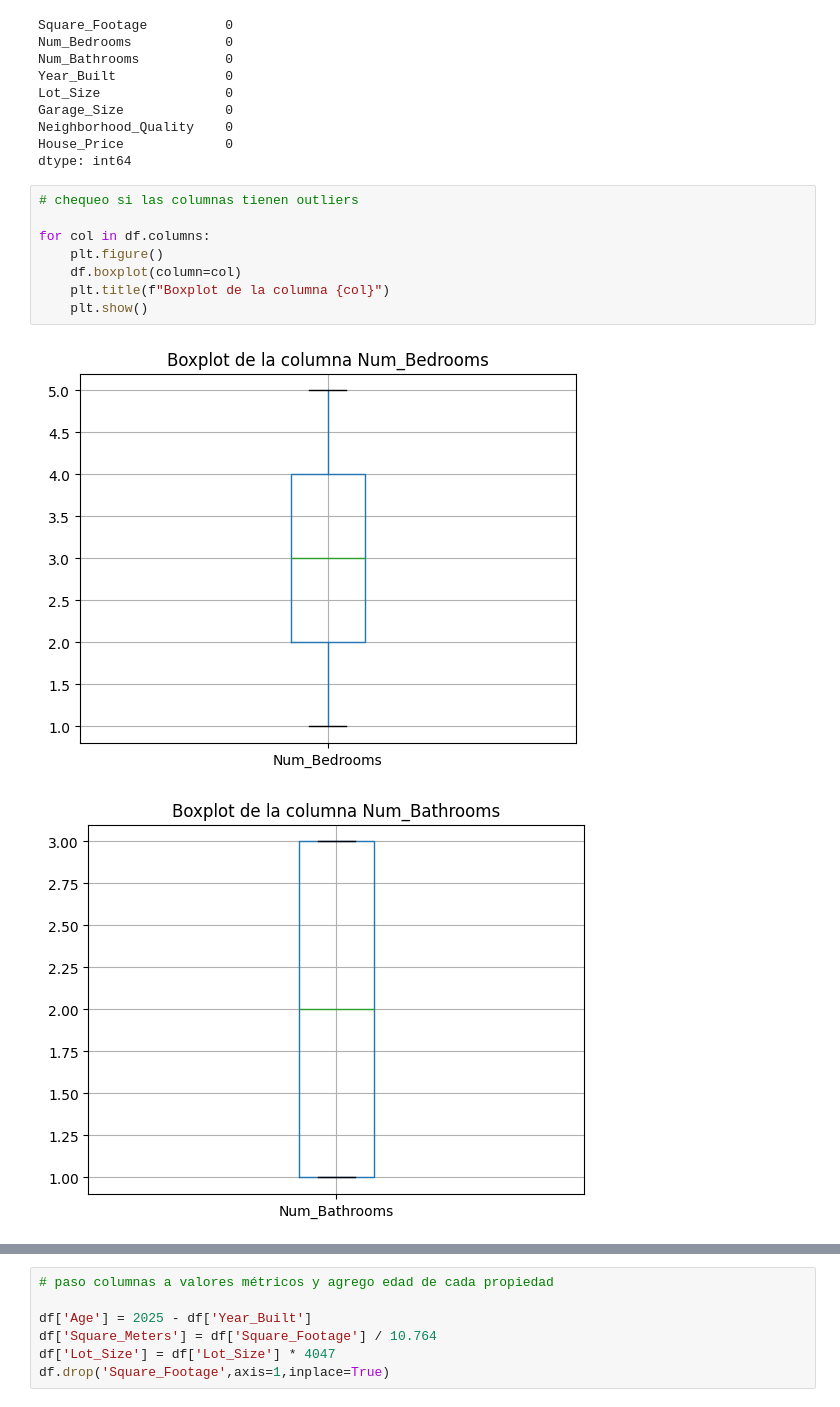
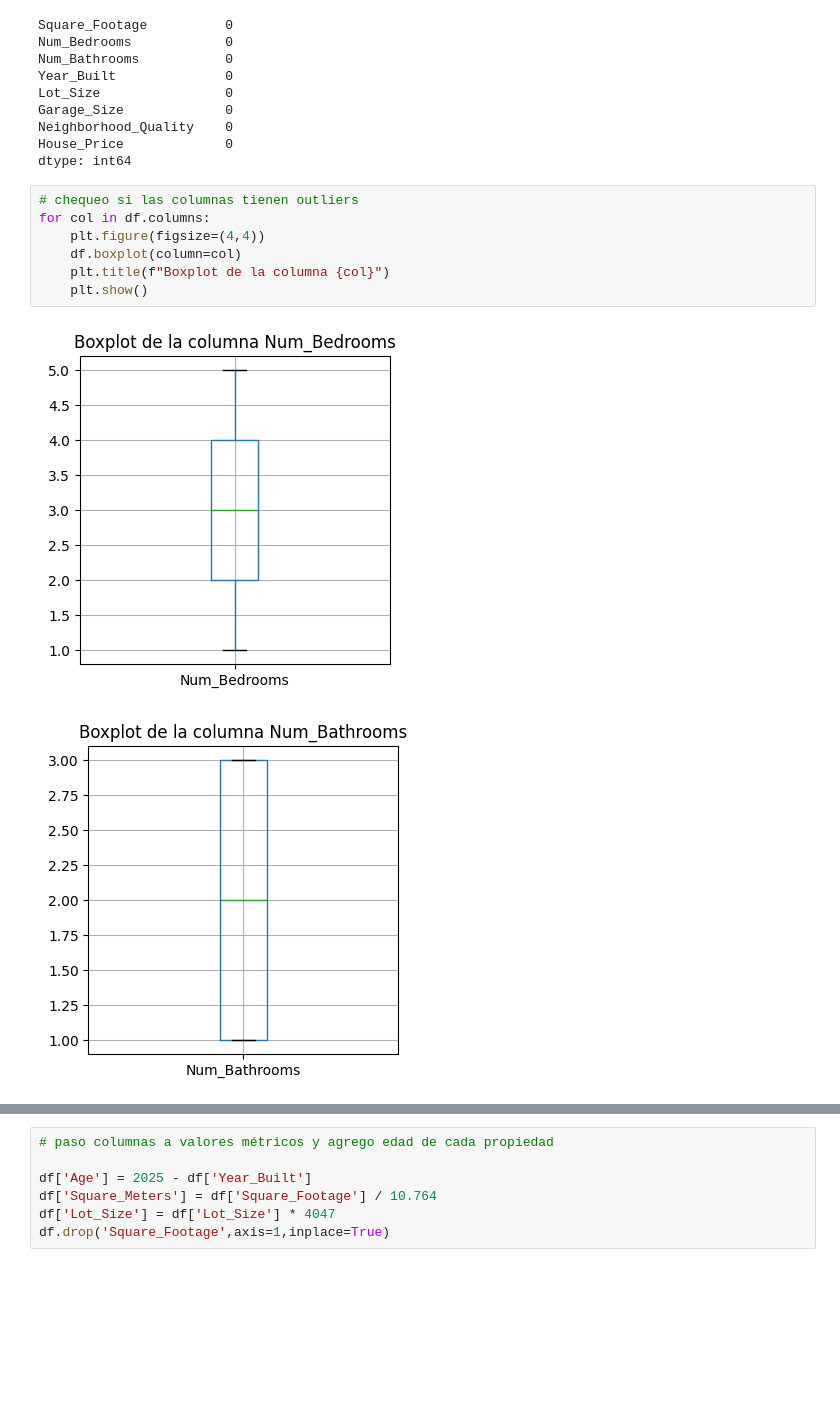
Before and after one commit to fhaidbauer/Haidbauer-portfolio, a Jupyter notebook: Proyecto Regresión con Python - Precio inmobiliarios/house_price_regression.ipynb, the cells around one changed output, grey strips where cells are left out. Saved outputs shown, nothing was run; the diff lists cells and outputs as text; blank space fills up the shorter version.

```diff
--- a/Proyecto Regresión con Python - Precio inmobiliarios/house_price_regression.ipynb
+++ b/Proyecto Regresión con Python - Precio inmobiliarios/house_price_regression.ipynb
@@ -65,12 +65,11 @@ House_Price             0
 dtype: int64
 # %%
 # chequeo si las columnas tienen outliers
-
 for col in df.columns:
-    plt.figure()
+    plt.figure(figsize=(4,4))
     df.boxplot(column=col)
     plt.title(f"Boxplot de la columna {col}")
     plt.show()
 # %% [output]
-[figure, old version]
+[figure, new version]
-[figure, old version]
+[figure, new version]
```
Also changed, not shown: parts of 5 cells of this notebook.
